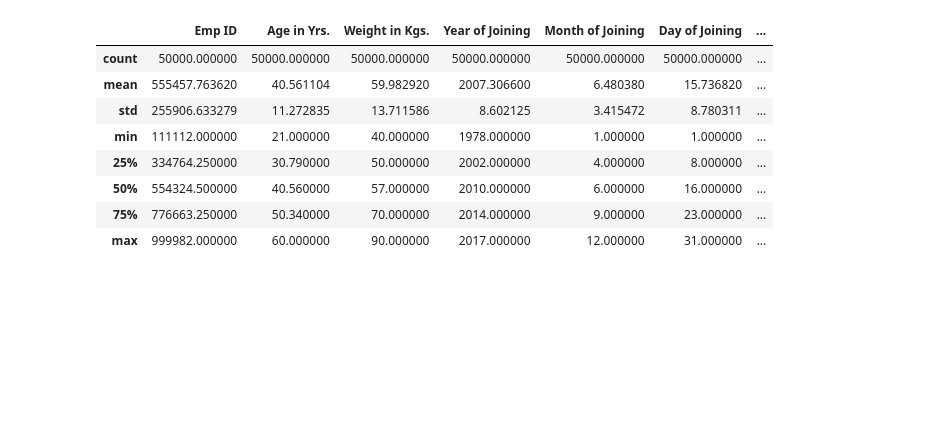
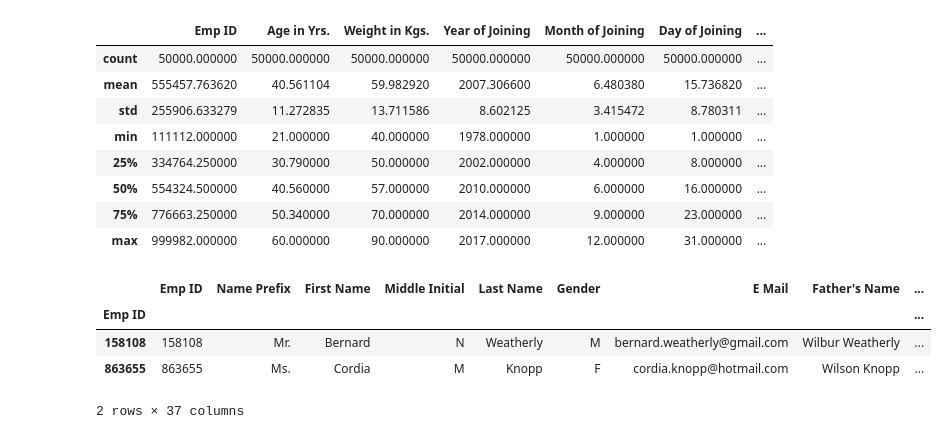
Before and after one commit to imtheguna/anomalos-exercises, a Jupyter notebook: data_wrangling.ipynb, the cells around one changed output. Saved outputs shown, nothing was run; the diff lists cells and outputs as text; code cells hidden in the pictures; blank space fills up the shorter version.

```diff
--- a/data_wrangling.ipynb
+++ b/data_wrangling.ipynb
@@ -42,3 +43,15 @@ df.describe()
 | 50% | 554324.500000 | 40.560000 | 57.000000 | 2010.000000 | 6.000000 | 16.000000 | ... |
 | 75% | 776663.250000 | 50.340000 | 70.000000 | 2014.000000 | 9.000000 | 23.000000 | ... |
 | max | 999982.000000 | 60.000000 | 90.000000 | 2017.000000 | 12.000000 | 31.000000 | ... |
+# %%
+# Navigation DF
+df.iloc[0]
+# We can use slicing also
+# iloc means index location
+df[:2]
+# %% [output]
+|  | Emp ID | Name Prefix | First Name | Middle Initial | Last Name | Gender | E Mail | Father's Name | ... |
+| Emp ID |  |  |  |  |  |  |  |  | ... |
+| 158108 | 158108 | Mr. | Bernard | N | Weatherly | M | bernard.weatherly@gmail.com | Wilbur Weatherly | ... |
+| 863655 | 863655 | Ms. | Cordia | M | Knopp | F | cordia.knopp@hotmail.com | Wilson Knopp | ... |
+2 rows × 37 columns
```
Also changed, not shown: parts of 10 cells of this notebook.
